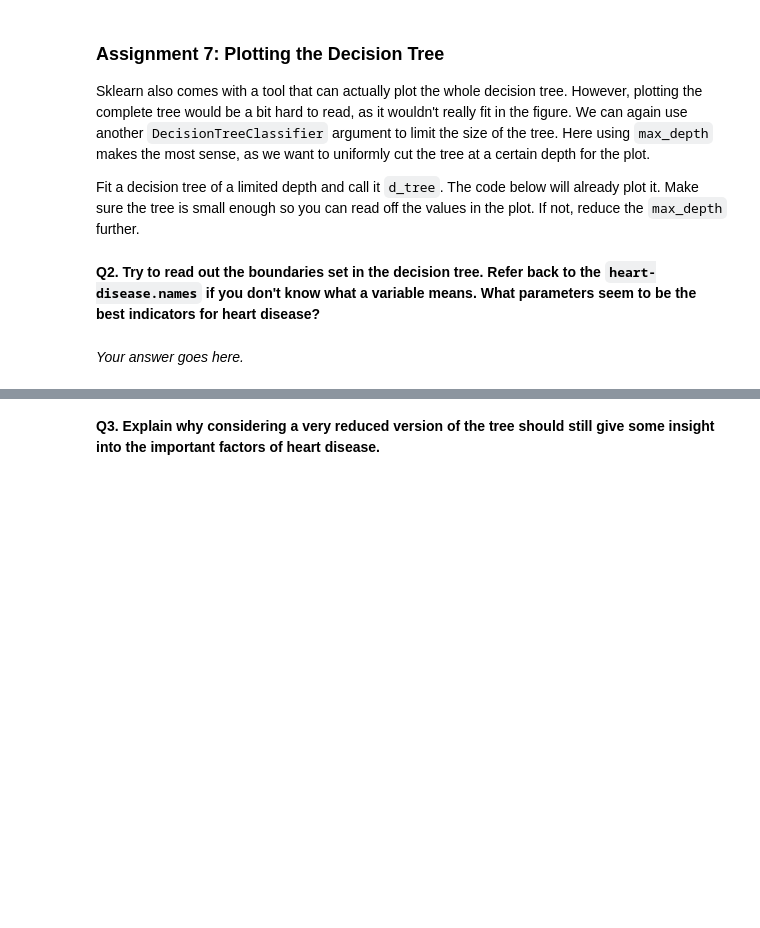
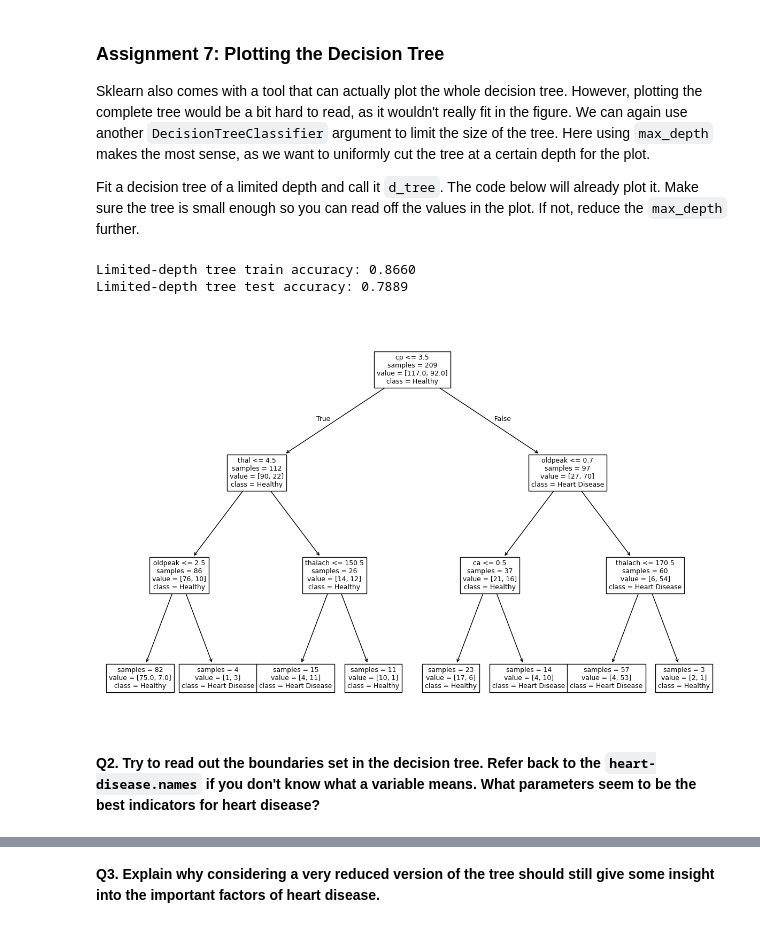
Before and after one commit to sKy9-99-9/machinelearning, a Jupyter notebook: decision_trees.ipynb, the cells around one changed output, grey strips where cells are left out. Drawn from its saved outputs; the diff is of its cells as text; code cells hidden in the pictures; blank space fills up the shorter version.

Commit message:
here ya go

```diff
--- a/decision_trees.ipynb
+++ b/decision_trees.ipynb
@@ -379,0 +519,15 @@ Even though this is not recommended, since our data already has integer numbers
+# %%
+categorical_tree = DecisionTreeClassifier(random_state=10)
+categorical_tree.fit(train_data_cat, train_labels)
+cat_train_acc = metrics.accuracy_score(train_labels, categorical_tree.predict(train_data_cat))
+cat_test_acc = metrics.accuracy_score(test_labels, categorical_tree.predict(test_data_cat))
+
+combined_tree = DecisionTreeClassifier(random_state=10)
+combined_tree.fit(train_data, train_labels)
+combined_train_acc = metrics.accuracy_score(train_labels, combined_tree.predict(train_data))
+combined_test_acc = metrics.accuracy_score(test_labels, combined_tree.predict(test_data))
+
+print(f'Categorical tree train accuracy: {cat_train_acc:.4f}')
+print(f'Categorical tree test accuracy: {cat_test_acc:.4f}')
+print(f'Combined tree train accuracy: {combined_train_acc:.4f}')
+print(f'Combined tree test accuracy: {combined_test_acc:.4f}')
@@ -407,0 +565,13 @@ Try several values for `min_samples_split` and give a value that definitely stil
+# %%
+split_candidates = [2, 5, 10, 25, 50, 100, 200]
+split_results = []
+for min_samples in split_candidates:
+    clf = DecisionTreeClassifier(min_samples_split=min_samples, random_state=10)
+    clf.fit(train_data, train_labels)
+    train_acc = metrics.accuracy_score(train_labels, clf.predict(train_data))
+    test_acc = metrics.accuracy_score(test_labels, clf.predict(test_data))
+    split_results.append({'min_samples_split': min_samples,
+                          'train_accuracy': train_acc,
+                          'test_accuracy': test_acc})
+split_results_df = pd.DataFrame(split_results)
+display(split_results_df)
@@ -418,13 +597,20 @@ Fit a decision tree of a limited depth and call it `d_tree`. The code below will
 # %%
 from sklearn import tree
 from matplotlib.pyplot import figure
 
-# YOUR CODE HERE
+d_tree = DecisionTreeClassifier(max_depth=3, random_state=10)
+d_tree.fit(train_data, train_labels)
+limited_train_acc = metrics.accuracy_score(train_labels, d_tree.predict(train_data))
+limited_test_acc = metrics.accuracy_score(test_labels, d_tree.predict(test_data))
+print(f'Limited-depth tree train accuracy: {limited_train_acc:.4f}')
+print(f'Limited-depth tree test accuracy: {limited_test_acc:.4f}')
 
 figure(figsize=(15, 10))
 tree.plot_tree(d_tree, feature_names=list(df.columns.values),
                class_names=['Healthy', 'Heart Disease'], impurity=False);
+# %% [output]
+Limited-depth tree train accuracy: 0.8660
+Limited-depth tree test accuracy: 0.7889
+[figure, added]
 # %% [markdown]
 **Q2. Try to read out the boundaries set in the decision tree. Refer back to the `heart-disease.names` if you don't know what a variable means. What parameters seem to be the best indicators for heart disease?**
-# %% [markdown]
-*Your answer goes here.*
```
Also changed, not shown: parts of 36 cells of this notebook, 5 other files.
